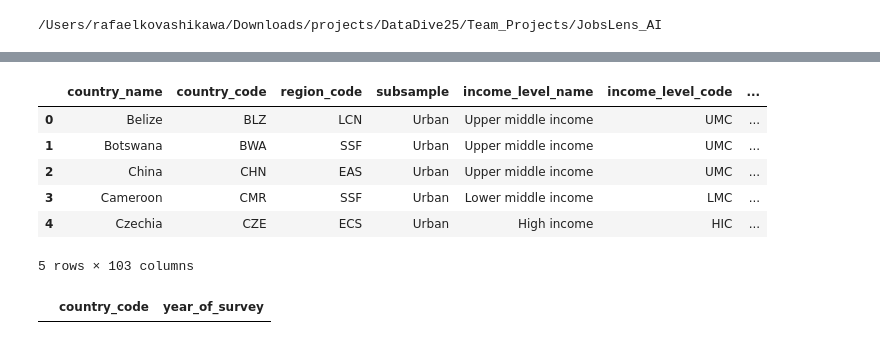
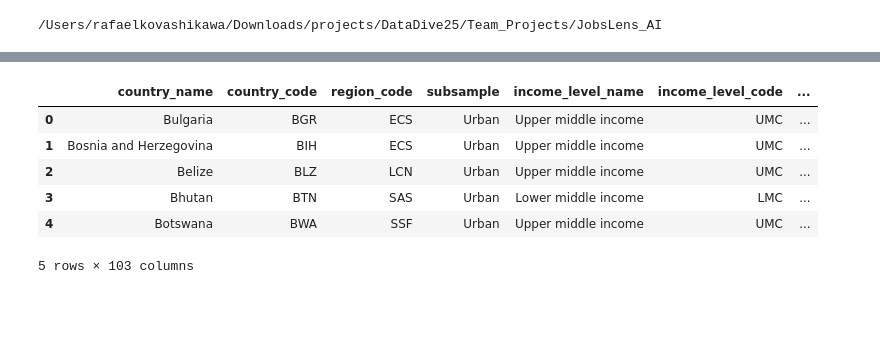
Before and after one commit to WBDataDive/DataDive25, a Jupyter notebook: Team_Projects/JobsLens_AI/notebooks/EDA.ipynb, the cells around one changed output, grey strips where cells are left out. Cells and saved outputs as stored; diff of their text form; code cells hidden in the pictures; blank space fills up the shorter version.

```diff
--- a/Team_Projects/JobsLens_AI/notebooks/EDA.ipynb
+++ b/Team_Projects/JobsLens_AI/notebooks/EDA.ipynb
@@ -12,41 +13,37 @@ import pandas as pd
 # %%
 join_dataset = pd.read_excel('data/join_dataset.xlsx')
 join_dataset.columns = join_dataset.iloc[2]
 join_dataset = join_dataset.iloc[3:]
 # Normalize column names: lowercase, replace spaces with underscores, remove special characters
 join_dataset.columns = (
     join_dataset.columns
         .str.strip()
         .str.lower()
         .str.replace(' ', '_')
         .str.replace(r'[^\w_]', '', regex=True)
 )
 
 # data quality flags filter
-join_dataset = join_dataset[join_dataset['percentile_100__max_share_of_flags'].astype(float) < 30]
+# join_dataset = join_dataset[join_dataset['percentile_100__max_share_of_flags'].astype(float) < 30]
 
 # filter subsample for 'all' only
 join_dataset = join_dataset[join_dataset['subsample'] == 'Urban']
 
 # filter the dataset to only include the latest date for each country
 join_dataset['year_of_survey'] = join_dataset['year_of_survey'].astype(int)
 latest_date = join_dataset.groupby('country_code', as_index=False)['year_of_survey'].max()
 # merge the latest date with the dataset so we can filter the dataset to only include the latest date for each country
 join_dataset = join_dataset.merge(latest_date, on=['country_code', 'year_of_survey'], how='inner')
 
 join_dataset.head()
 # %% [output]
 |  | country_name | country_code | region_code | subsample | income_level_name | income_level_code | ... |
-| 0 | Belize | BLZ | LCN | Urban | Upper middle income | UMC | ... |
-| 1 | Botswana | BWA | SSF | Urban | Upper middle income | UMC | ... |
-| 2 | China | CHN | EAS | Urban | Upper middle income | UMC | ... |
-| 3 | Cameroon | CMR | SSF | Urban | Lower middle income | LMC | ... |
-| 4 | Czechia | CZE | ECS | Urban | High income | HIC | ... |
+| 0 | Bulgaria | BGR | ECS | Urban | Upper middle income | UMC | ... |
+| 1 | Bosnia and Herzegovina | BIH | ECS | Urban | Upper middle income | UMC | ... |
+| 2 | Belize | BLZ | LCN | Urban | Upper middle income | UMC | ... |
+| 3 | Bhutan | BTN | SAS | Urban | Lower middle income | LMC | ... |
+| 4 | Botswana | BWA | SSF | Urban | Upper middle income | UMC | ... |
 5 rows × 103 columns
-# %%
-latest_date[latest_date['country_code'] == 'USA']
-# %% [output]
-|  | country_code | year_of_survey |
 # %%
 hai_data = pd.read_csv('data/hai_full_database.csv')
 
```
Also changed, not shown: parts of 5 cells of this notebook.
